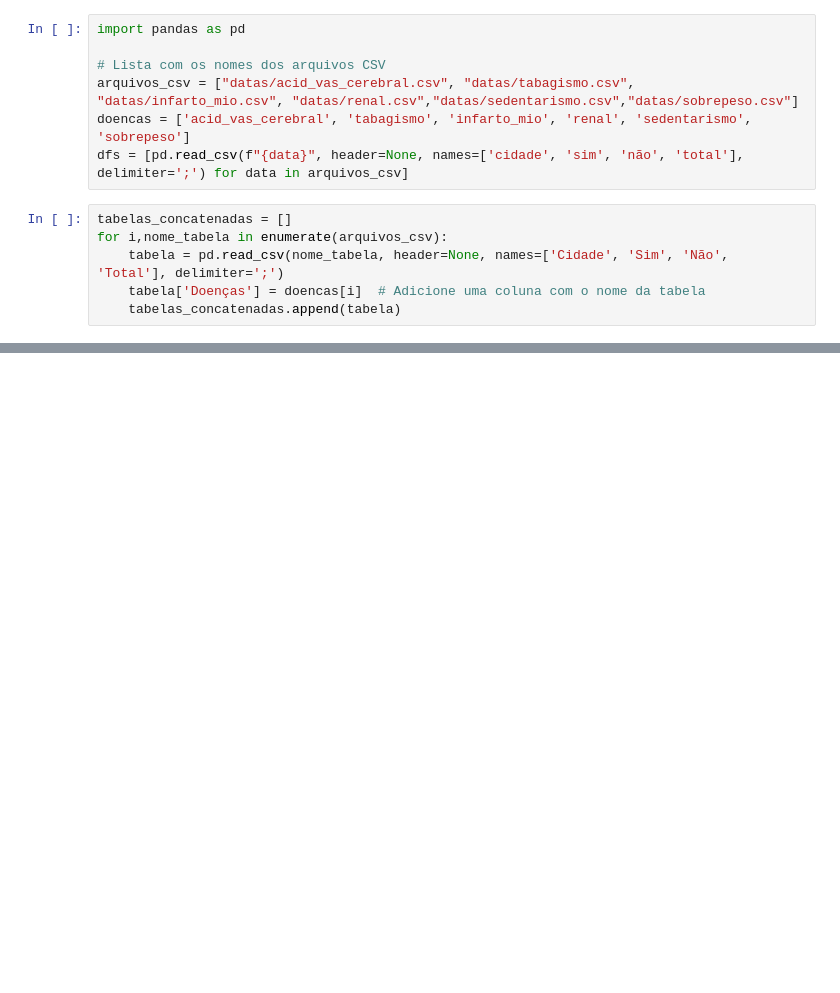
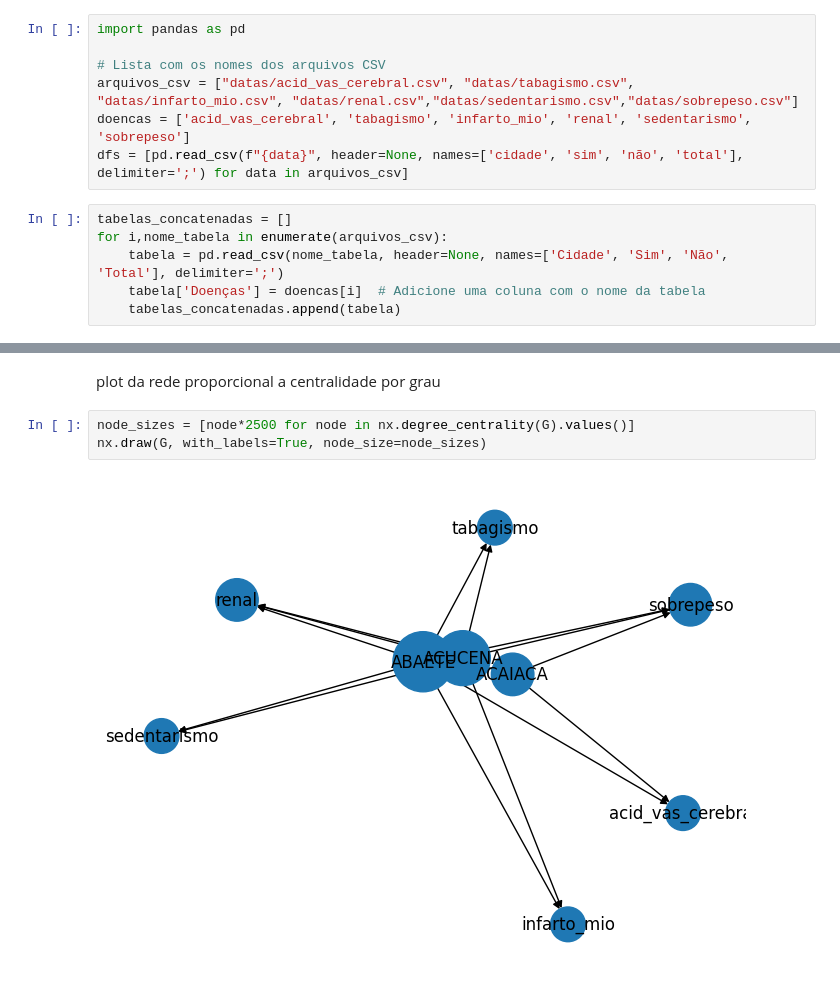
Before and after one commit to juniordc15900/tp-redes-complexas, a Jupyter notebook: redes_complexas.ipynb, the cells around one changed output, grey strips where cells are left out. Saved outputs shown, nothing was run; the diff lists cells and outputs as text; blank space fills up the shorter version.

```diff
--- a/redes_complexas.ipynb
+++ b/redes_complexas.ipynb
@@ -44,0 +117,7 @@ df_sao_joao_del_rei
+# %% [markdown]
+plot da rede  proporcional a centralidade por grau
+# %%
+node_sizes = [node*2500 for node in nx.degree_centrality(G).values()]
+nx.draw(G, with_labels=True, node_size=node_sizes)
+# %% [output]
+[figure, added]
```
Also changed, not shown: parts of 13 cells of this notebook, 11 other files.
